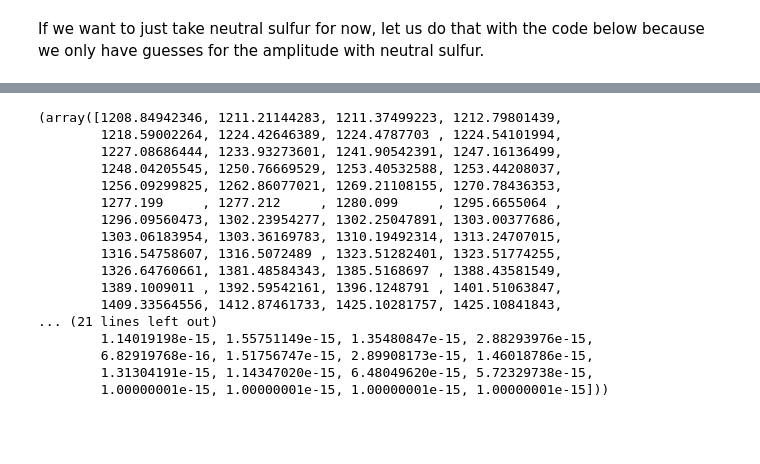
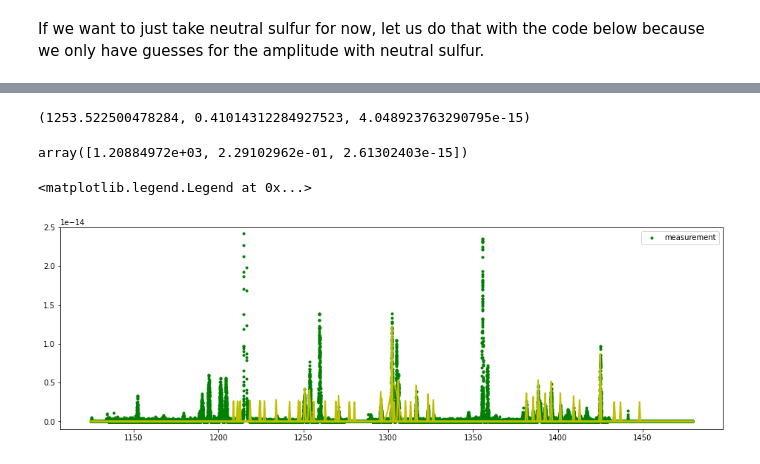
Before and after one commit to 18ganesha/io_brightness, a Jupyter notebook: notebooks/16_Total_array_for_leastsq.ipynb, the cells around one changed output, grey strips where cells are left out. Cells and saved outputs as stored; diff of their text form; code cells hidden in the pictures; blank space fills up the shorter version.

Commit message:
Plot of all S I peaks !!!!!!!! :)

```diff
--- a/notebooks/16_Total_array_for_leastsq.ipynb
+++ b/notebooks/16_Total_array_for_leastsq.ipynb
@@ -67,7 +67,7 @@ errfunc1 = lambda p, x, y: (gaussian(x, *p) - y)**2
 errfunc2 = lambda p, x, y: (double_gaussian(x, *p) - y)**2
 x = 15 #28 is the biggest problem file, show 15 to see overlap in fit and data
 guess1 = C[x]
-guess1 = [1253.325, 0.2, 1e-14] #manually input guess where sigma is smaller
+#guess1 = [1208.84942346, 0.2, 1e-14] #manually input guess where sigma is smaller
 guess2 = C[x],C[x+1]
 guess1, guess2
 # %% [output]
@@ -110,22 +110,10 @@ mu = params[:,0]
 sigma = params[:,1]
 amp = params[:,2]
 # %%
-mu, sigma, amp
+mu[15], sigma[15], amp[15]
 # %% [output]
-(array([1208.84942346, 1211.21144283, 1211.37499223, 1212.79801439,
-        1218.59002264, 1224.42646389, 1224.4787703 , 1224.54101994,
-        1227.08686444, 1233.93273601, 1241.90542391, 1247.16136499,
-        1248.04205545, 1250.76669529, 1253.40532588, 1253.44208037,
-        1256.09299825, 1262.86077021, 1269.21108155, 1270.78436353,
-        1277.199     , 1277.212     , 1280.099     , 1295.6655064 ,
-        1296.09560473, 1302.23954277, 1302.25047891, 1303.00377686,
-        1303.06183954, 1303.36169783, 1310.19492314, 1313.24707015,
-        1316.54758607, 1316.5072489 , 1323.51282401, 1323.51774255,
-        1326.64760661, 1381.48584343, 1385.5168697 , 1388.43581549,
-        1389.1009011 , 1392.59542161, 1396.1248791 , 1401.51063847,
-        1409.33564556, 1412.87461733, 1425.10281757, 1425.10841843,
-... (21 lines left out)
-        1.14019198e-15, 1.55751149e-15, 1.35480847e-15, 2.88293976e-15,
-        6.82919768e-16, 1.51756747e-15, 2.89908173e-15, 1.46018786e-15,
-        1.31304191e-15, 1.14347020e-15, 6.48049620e-15, 5.72329738e-15,
-        1.00000001e-15, 1.00000001e-15, 1.00000001e-15, 1.00000001e-15]))
+(1253.522500478284, 0.41014312284927523, 4.048923763290795e-15)
+# %%
+params[0]
+# %% [output]
+array([1.20884972e+03, 2.29102962e-01, 2.61302403e-15])
@@ -131,0 +122,12 @@ mu, sigma, amp
+# %%
+plt.figure(figsize=(16, 5))
+plt.plot(wl, flux,'g.', label='measurement')
+for index in range(0,len(params)):
+    plt.plot(wl, gaussian(wl, mu[index], sigma[index], amp[index]), lw=2, c='y')
+#plt.plot(wl, gaussian(wl, mu[15], sigma[15], amp[15]), lw=2, c='y', label='fit of 1 Gaussian')
+plt.ylim(-0.01*10**-13,0.25*10**-13)
+#plt.xlim(1252,1256)
+plt.legend(loc='best')
+# %% [output]
+<matplotlib.legend.Legend at 0x...>
+[figure, added]
```
Also changed, not shown: parts of 6 cells of this notebook, 1 other file.
